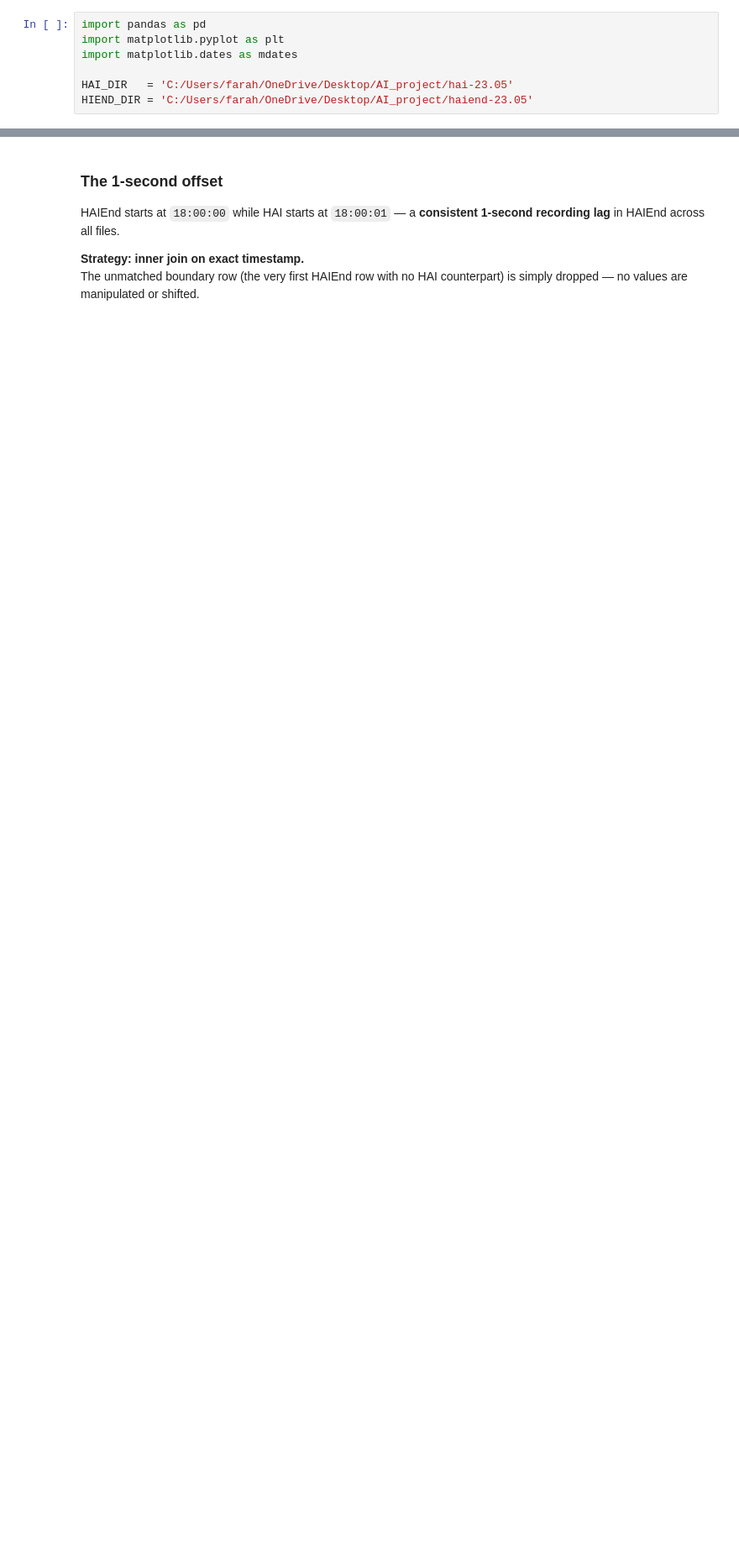
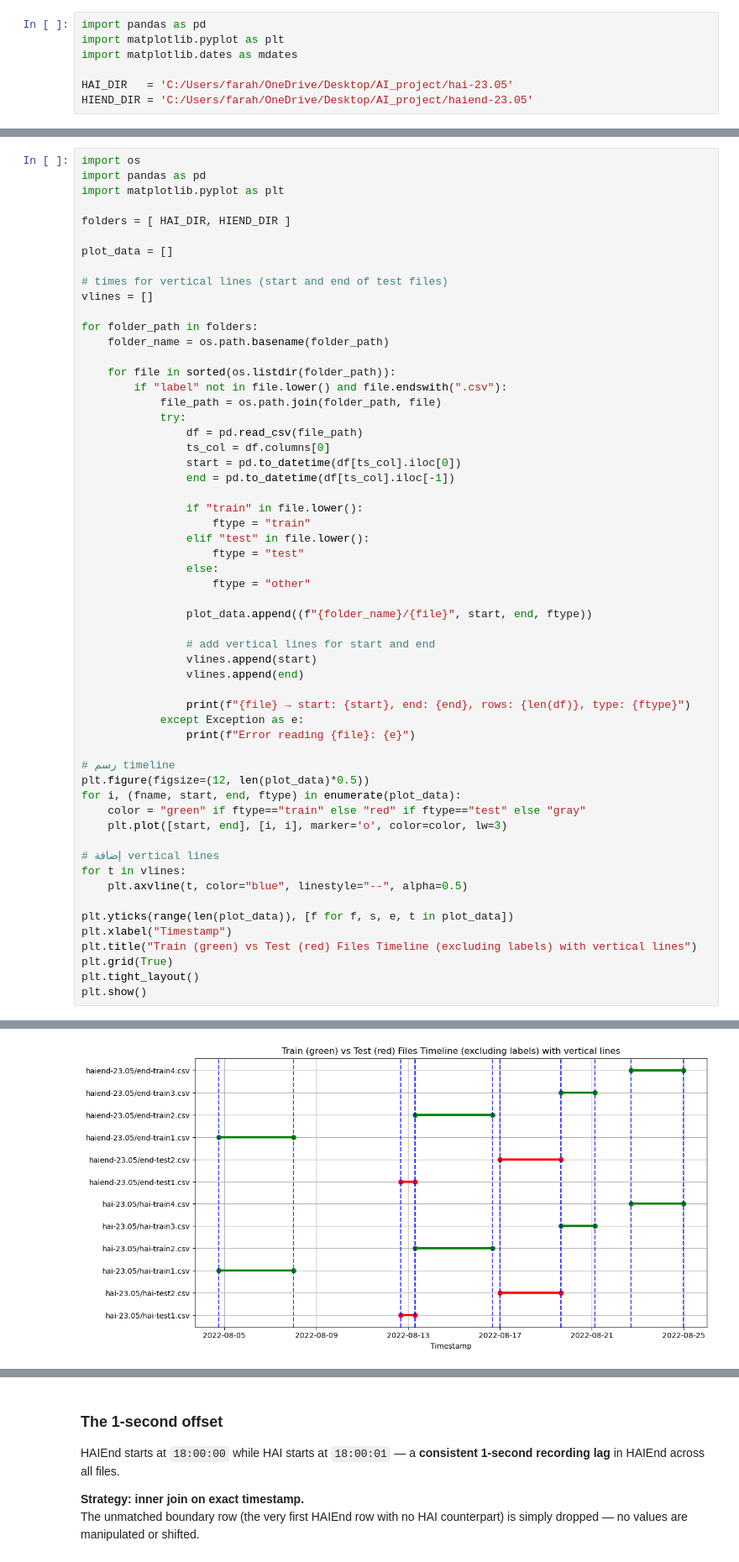
Before and after one commit to hayooka/hai-digital-twin, a Jupyter notebook: notebooks/data_loader_explained.ipynb, the cells around one changed output, grey strips where cells are left out. Shown at 84% size. Cells and saved outputs as stored; diff of their text form; blank space fills up the shorter version.

```diff
--- a/notebooks/data_loader_explained.ipynb
+++ b/notebooks/data_loader_explained.ipynb
@@ -61,0 +25,58 @@ HAIEnd first timestamps:
+# %%
+import os
+import pandas as pd
+import matplotlib.pyplot as plt
+
+folders = [ HAI_DIR, HIEND_DIR ]
+
+plot_data = []
+
+# times for vertical lines (start and end of test files)
+vlines = []
+
+for folder_path in folders:
+    folder_name = os.path.basename(folder_path)
+
+    for file in sorted(os.listdir(folder_path)):
+        if "label" not in file.lower() and file.endswith(".csv"):
+            file_path = os.path.join(folder_path, file)
+            try:
+                df = pd.read_csv(file_path)
+                ts_col = df.columns[0]
+                start = pd.to_datetime(df[ts_col].iloc[0])
+                end = pd.to_datetime(df[ts_col].iloc[-1])
+
+                if "train" in file.lower():
+                    ftype = "train"
+                elif "test" in file.lower():
+                    ftype = "test"
+                else:
+                    ftype = "other"
+
+                plot_data.append((f"{folder_name}/{file}", start, end, ftype))
+
+                # add vertical lines for start and end
+                vlines.append(start)
+                vlines.append(end)
+
+                print(f"{file} → start: {start}, end: {end}, rows: {len(df)}, type: {ftype}")
+            except Exception as e:
+                print(f"Error reading {file}: {e}")
+
+# رسم timeline
+plt.figure(figsize=(12, len(plot_data)*0.5))
+for i, (fname, start, end, ftype) in enumerate(plot_data):
+    color = "green" if ftype=="train" else "red" if ftype=="test" else "gray"
+    plt.plot([start, end], [i, i], marker='o', color=color, lw=3)
+
+# إضافة vertical lines
+for t in vlines:
+    plt.axvline(t, color="blue", linestyle="--", alpha=0.5)
+
+plt.yticks(range(len(plot_data)), [f for f, s, e, t in plot_data])
+plt.xlabel("Timestamp")
+plt.title("Train (green) vs Test (red) Files Timeline (excluding labels) with vertical lines")
+plt.grid(True)
+plt.tight_layout()
+plt.show()
+# %% [output]
@@ -61,0 +95 @@ HAIEnd first timestamps:
+[figure, added]
```
Also changed, not shown: parts of 4 cells of this notebook.
